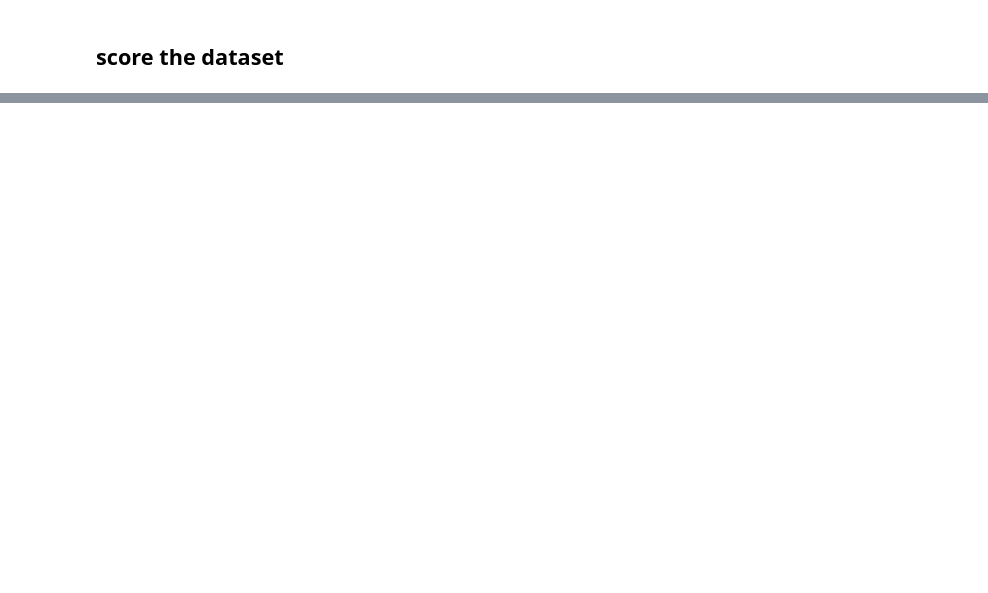
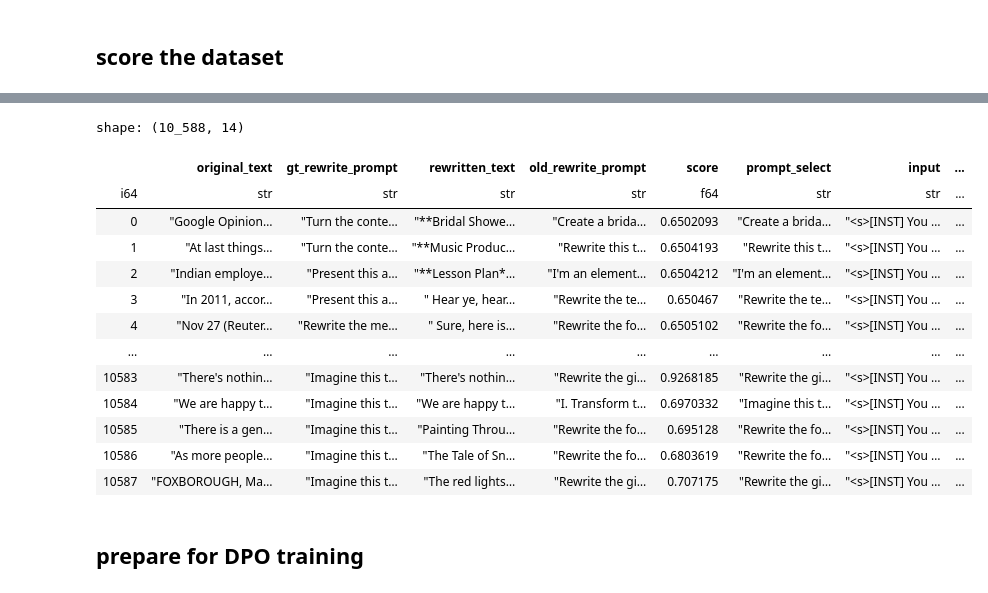
Before and after one commit to getorca/llm_prompt_recovery, a Jupyter notebook: few_shot_mistral_ray_n2.ipynb, the cells around one changed output, grey strips where cells are left out. Cells and saved outputs as stored; diff of their text form; code cells hidden in the pictures; blank space fills up the shorter version.

Commit message:
dpo data

```diff
--- a/few_shot_mistral_ray_n2.ipynb
+++ b/few_shot_mistral_ray_n2.ipynb
@@ -150,2 +142,4 @@ ds.write_parquet("./data/exp_test/multi_n/")
 # %% [markdown]
 ## score the dataset
+# %%
+df = pl.read_parquet("./data/exp_test/multi_n_with_lora/*.parquet")
@@ -151,0 +163,42 @@ ds.write_parquet("./data/exp_test/multi_n/")
+# %%
+df = df.with_columns(
+    pl.col("rewrite_prompts").list.get(0).alias("rewrite_prompt_1"),
+    pl.col("rewrite_prompts").list.get(1).alias("rewrite_prompt_2")
+).to_pandas()
+# %%
+import numpy as np
+from sentence_transformers import SentenceTransformer, util
+from sklearn.metrics.pairwise import cosine_similarity
+
+st_model = SentenceTransformer('sentence-transformers/sentence-t5-base')
+
+def get_sharpened_cosine_similarity(text1, text2):
+    embeddings1 = st_model.encode(text1)
+    embeddings2 = st_model.encode(text2)
+    cosine_score = util.cos_sim(embeddings1, embeddings2)
+    # print(cosine_score)
+    return (cosine_score[0] ** 3).numpy()[0]
+
+def calc_prompt_similarity(row, rewrite_prompt_col):
+    return get_sharpened_cosine_similarity(row['gt_rewrite_prompt'], row['{}'.format(rewrite_prompt_col)])
+
+df['score_1'] = df.apply(lambda row: calc_prompt_similarity(row, 'rewrite_prompt_1'), axis=1)
+df['score_2'] = df.apply(lambda row: calc_prompt_similarity(row, 'rewrite_prompt_1'), axis=1)
+df['prompt_select_score'] = df.apply(lambda row: calc_prompt_similarity(row, 'prompt_select'), axis=1)
+# %%
+df
+# %% [output]
+shape: (10_588, 14)
+|  | original_text | gt_rewrite_prompt | rewritten_text | old_rewrite_prompt | score | prompt_select | input | ... |
+| i64 | str | str | str | str | f64 | str | str | ... |
+| 0 | "Google Opinion… | "Turn the conte… | "**Bridal Showe… | "Create a brida… | 0.6502093 | "Create a brida… | "<s>[INST] You … | ... |
+| 1 | "At last things… | "Turn the conte… | "**Music Produc… | "Rewrite this t… | 0.6504193 | "Rewrite this t… | "<s>[INST] You … | ... |
+| 2 | "Indian employe… | "Present this a… | "**Lesson Plan*… | "I'm an element… | 0.6504212 | "I'm an element… | "<s>[INST] You … | ... |
+| 3 | "In 2011, accor… | "Present this a… | " Hear ye, hear… | "Rewrite the te… | 0.650467 | "Rewrite the te… | "<s>[INST] You … | ... |
+| 4 | "Nov 27 (Reuter… | "Rewrite the me… | " Sure, here is… | "Rewrite the fo… | 0.6505102 | "Rewrite the fo… | "<s>[INST] You … | ... |
+| … | … | … | … | … | … | … | … | ... |
+| 10583 | "There's nothin… | "Imagine this t… | "There's nothin… | "Rewrite the gi… | 0.9268185 | "Rewrite the gi… | "<s>[INST] You … | ... |
+| 10584 | "We are happy t… | "Imagine this t… | "We are happy t… | "I. Transform t… | 0.6970332 | "Imagine this t… | "<s>[INST] You … | ... |
+| 10585 | "There is a gen… | "Imagine this t… | "Painting Throu… | "Rewrite the fo… | 0.695128 | "Rewrite the fo… | "<s>[INST] You … | ... |
+| 10586 | "As more people… | "Imagine this t… | "The Tale of Sn… | "Rewrite the fo… | 0.6803619 | "Rewrite the fo… | "<s>[INST] You … | ... |
+| 10587 | "FOXBOROUGH, Ma… | "Imagine this t… | "The red lights… | "Rewrite the gi… | 0.707175 | "Rewrite the gi… | "<s>[INST] You … | ... |
@@ -151,0 +207,2 @@ ds.write_parquet("./data/exp_test/multi_n/")
+# %% [markdown]
+## prepare for DPO training
```
Also changed, not shown: parts of 11 cells of this notebook, 3 other files.
